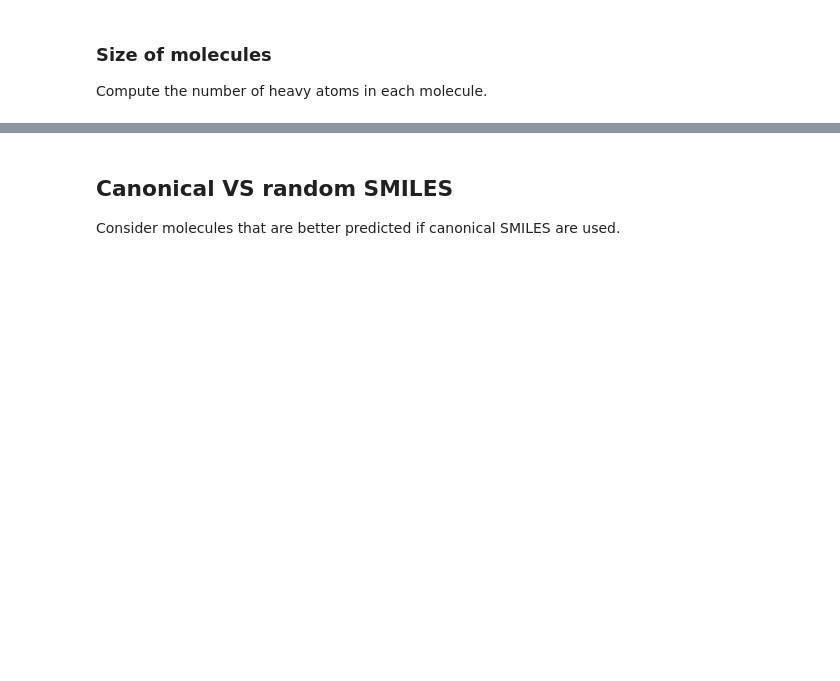
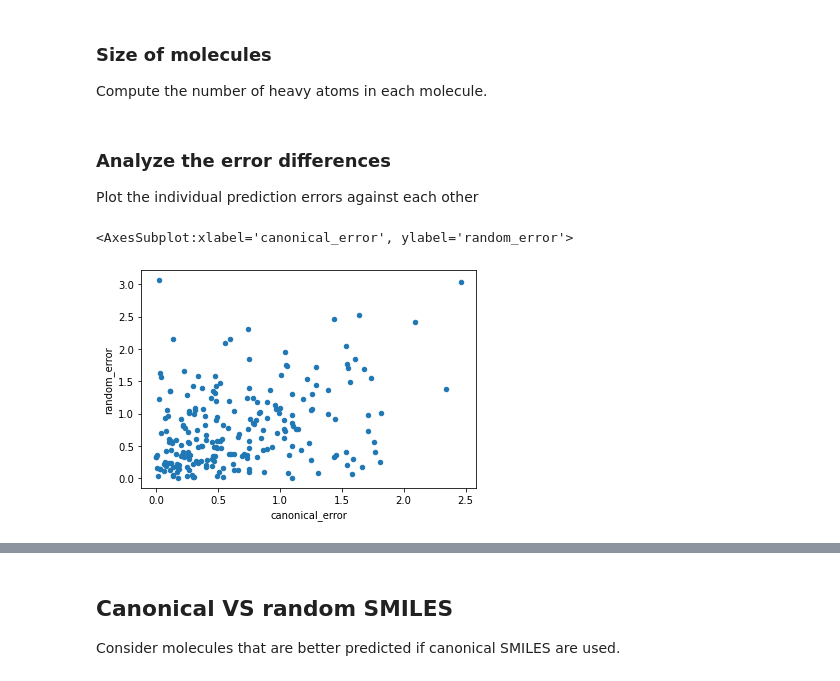
Before and after one commit to volkamerlab/maxsmi, a Jupyter notebook: maxsmi/results_analysis/results_canonical_vs_random.ipynb, the cells around one changed output, grey strips where cells are left out. Saved outputs shown, nothing was run; the diff lists cells and outputs as text; code cells hidden in the pictures; blank space fills up the shorter version.

Commit message:
added small error difference analysis

```diff
--- a/maxsmi/results_analysis/results_canonical_vs_random.ipynb
+++ b/maxsmi/results_analysis/results_canonical_vs_random.ipynb
@@ -126,3 +130,11 @@ Compute the number of heavy atoms in each molecule.
 # %%
 test_data["num_heavy_atoms"] = test_data["canonical_\
 smiles"].apply(get_num_heavy_atoms)
+# %% [markdown]
+### Analyze the error differences
+Plot the individual prediction errors against each other
+# %%
+test_data.plot.scatter(x='canonical_error', y='random_error')
+# %% [output]
+<AxesSubplot:xlabel='canonical_error', ylabel='random_error'>
+[figure, added]
```
Also changed, not shown: parts of 10 cells of this notebook.
